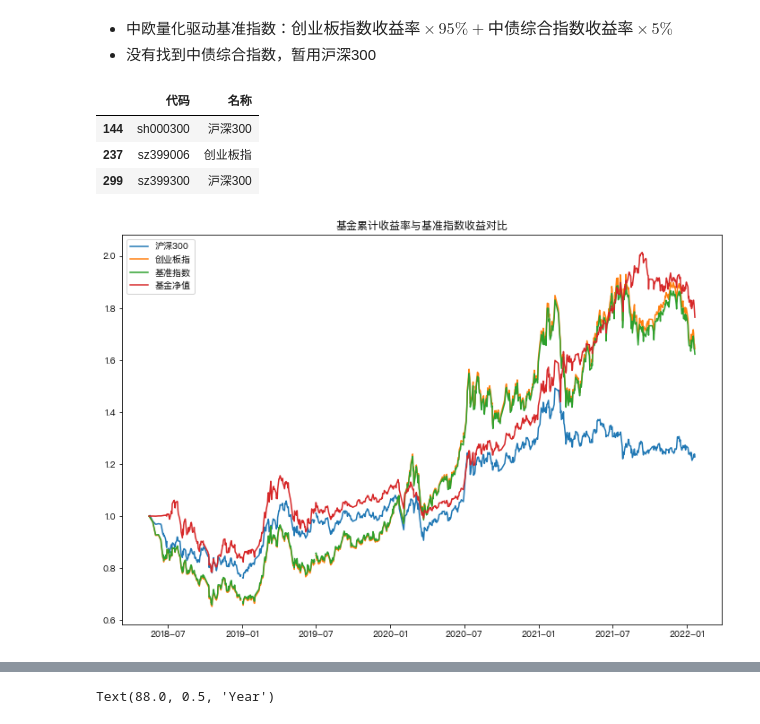
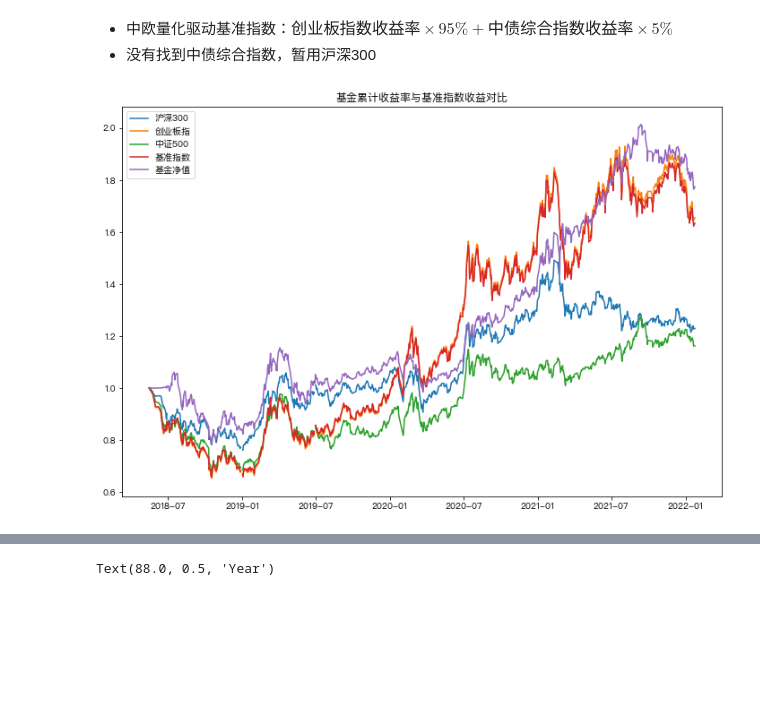
Before and after one commit to Seaaann/MyQuantReserch, a Jupyter notebook: Funds/ResearchTemplate.ipynb, the cells around one changed output, grey strips where cells are left out. Cells and saved outputs as stored; diff of their text form; code cells hidden in the pictures; blank space fills up the shorter version.

```diff
--- a/Funds/ResearchTemplate.ipynb
+++ b/Funds/ResearchTemplate.ipynb
@@ -44,13 +44,6 @@ stock_zh_index_spot_df
 # %% [markdown]
 - 中欧量化驱动基准指数：$创业板指数收益率 \times 95\% + 中债综合指数收益率 \times 5\%$
 - 没有找到中债综合指数，暂用沪深300
-# %%
-stock_zh_index_spot_df[(stock_zh_index_spot_df['名称'] == '沪深300')|(stock_zh_index_spot_df['名称'] == '创业板指')]
-# %% [output]
-|  | 代码 | 名称 |
-| 144 | sh000300 | 沪深300 |
-| 237 | sz399006 | 创业板指 |
-| 299 | sz399300 | 沪深300 |
 # %%
 start_date = pd.to_datetime('2018-05-16')
 end_date = pd.to_datetime(date.today())
@@ -60,6 +55,6 @@ CY_index = ak.stock_zh_index_daily(symbol="sz399006")[['date', 'close']]
 
 fund_value = get_fund_net_worth('001980', start_date=start_date, end_date=end_date, fund_category='open')
 # %%
-comp_df = fund_vs_benchmark('001980', ['sh000300', 'sz399006'], '2018-05-16', end_date, PLOT=True)
+comp_df = fund_vs_benchmark('001980', ['sh000300', 'sz399006', 'sh000905'], '2018-05-16', end_date, PLOT=True)
 # %% [output]
-[figure, old version]
+[figure, new version]
```
Also changed, not shown: parts of 26 cells of this notebook, 1 other file.
